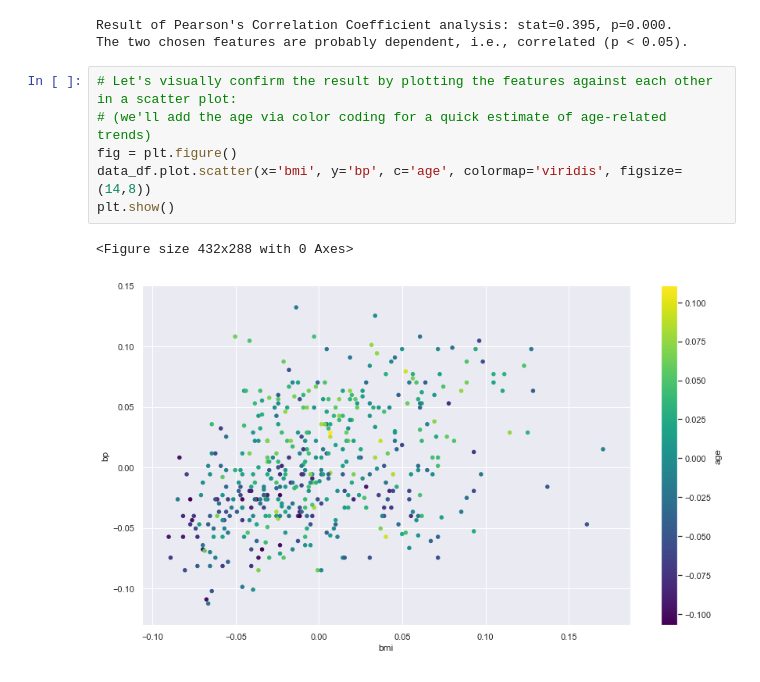
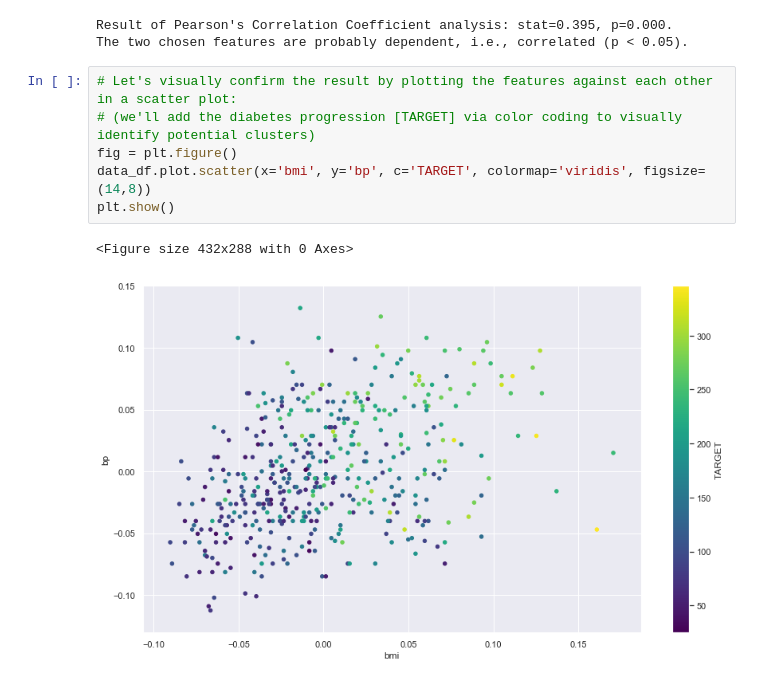
Before and after one commit to j-m-mueller/Data-Science---Statistical-Testing, a Jupyter notebook: Data Science Statistical Testing.ipynb, the cells around one changed output. Saved outputs shown, nothing was run; the diff lists cells and outputs as text.

Commit message:
Changed color coding in correlation plot to target.

```diff
--- a/Data Science Statistical Testing.ipynb
+++ b/Data Science Statistical Testing.ipynb
@@ -227,10 +227,10 @@ Result of Pearson's Correlation Coefficient analysis: stat=0.395, p=0.000.
 The two chosen features are probably dependent, i.e., correlated (p < 0.05).
 # %%
 # Let's visually confirm the result by plotting the features against each other in a scatter plot:
-# (we'll add the age via color coding for a quick estimate of age-related trends)
+# (we'll add the diabetes progression [TARGET] via color coding to visually identify potential clusters)
 fig = plt.figure()
-data_df.plot.scatter(x='bmi', y='bp', c='age', colormap='viridis', figsize=(14,8))
+data_df.plot.scatter(x='bmi', y='bp', c='TARGET', colormap='viridis', figsize=(14,8))
 plt.show()
 # %% [output]
 <Figure size 432x288 with 0 Axes>
-[figure, old version]
+[figure, new version]
```
Also changed, not shown: parts of 2 cells of this notebook.
